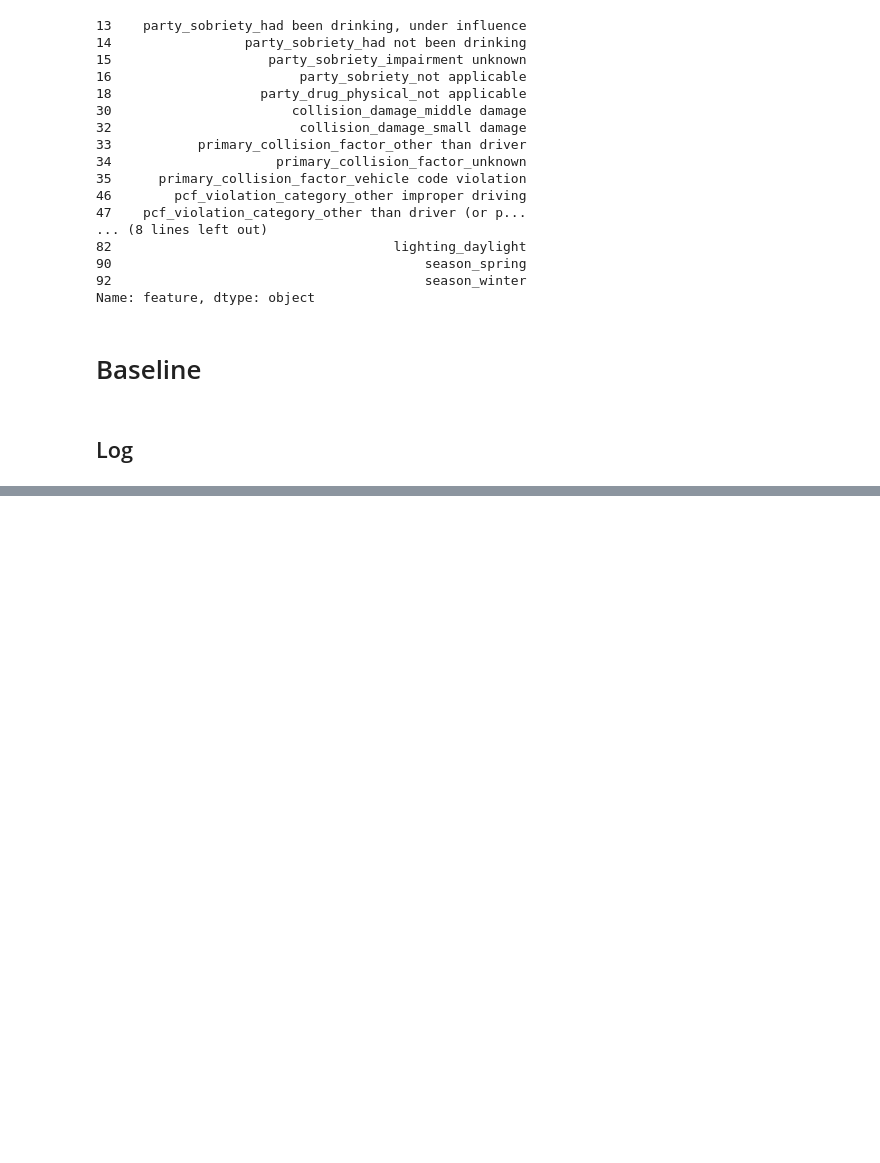
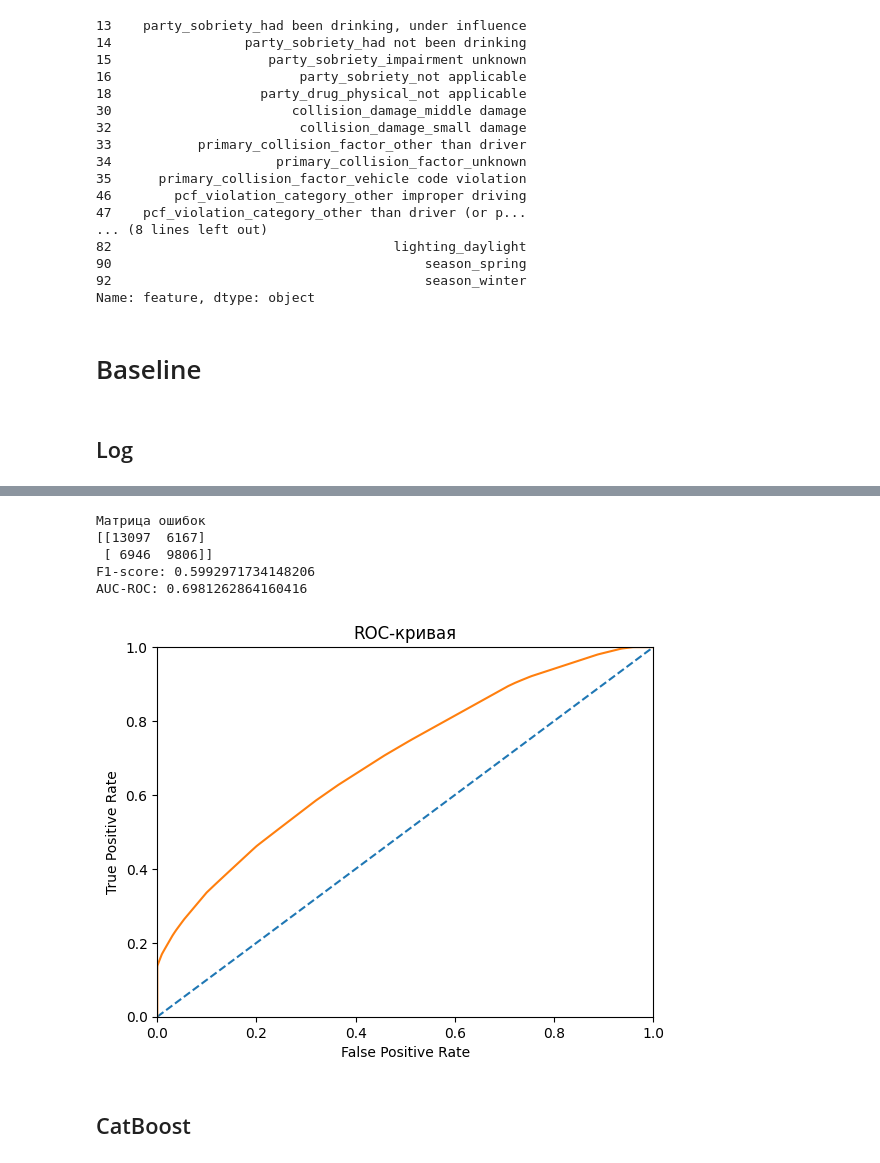
Before and after one commit to SergeyDolin/Road-Accident, a Jupyter notebook: RoadАccident.ipynb, the cells around one changed output, grey strips where cells are left out. Cells and saved outputs as stored; diff of their text form; code cells hidden in the pictures; blank space fills up the shorter version.

```diff
--- a/RoadАccident.ipynb
+++ b/RoadАccident.ipynb
@@ -1256,0 +1295,11 @@ F1 кросс валидации: 0.5749.
+# %%
+model_dt = DecisionTreeClassifier(random_state=RANDOM_STATE, max_depth=10,
+                                min_samples_leaf = 2, class_weight='balanced')
+
+start_time_dt = time()
+
+model_dt.fit(features_ohe_train, target_train)
+
+end_time_dt = time()
+
+dt_model_time_fit = (end_time_dt-start_time_dt) / 60
@@ -1256,0 +1320,11 @@ F1 кросс валидации: 0.5749.
+# %%
+metrics(target_train, model_dt.predict(features_ohe_train), model_dt.predict_proba(features_ohe_train))
+# %% [output]
+Матрица ошибок
+[[13097  6167]
+ [ 6946  9806]]
+F1-score: 0.5992971734148206
+AUC-ROC: 0.6981262864160416
+[figure, added]
+# %% [markdown]
+## CatBoost
```
Also changed, not shown: parts of 31 cells of this notebook.
